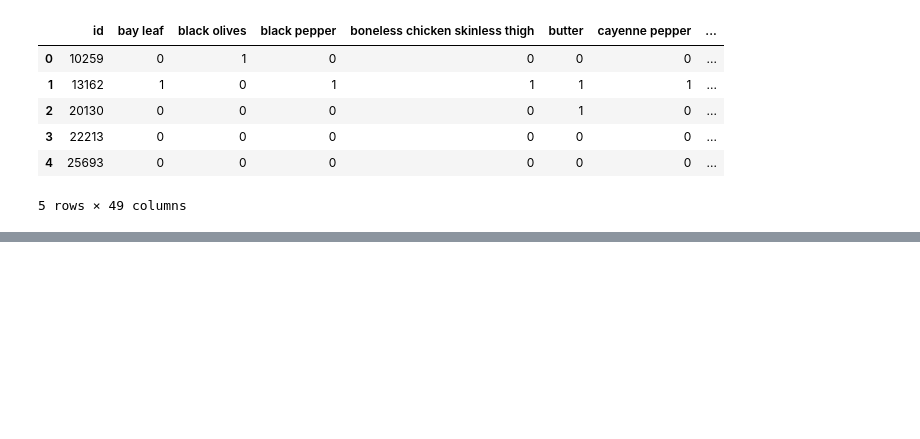
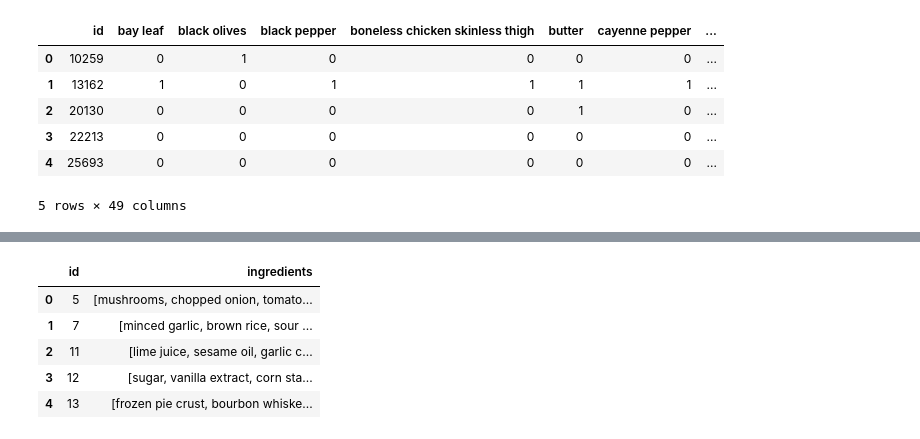
Before and after one commit to amichaelsen/cooking-cuisine-analysis, a Jupyter notebook: ohe_notebook.ipynb, the cells around one changed output, grey strips where cells are left out. Cells and saved outputs as stored; diff of their text form; code cells hidden in the pictures; blank space fills up the shorter version.

```diff
--- a/ohe_notebook.ipynb
+++ b/ohe_notebook.ipynb
@@ -250,0 +264,9 @@ dtype: int64
+# %%
+test.explode("ingredients").groupby("id").agg(list).reset_index().head()
+# %% [output]
+|  | id | ingredients |
+| 0 | 5 | [mushrooms, chopped onion, tomato... |
+| 1 | 7 | [minced garlic, brown rice, sour ... |
+| 2 | 11 | [lime juice, sesame oil, garlic c... |
+| 3 | 12 | [sugar, vanilla extract, corn sta... |
+| 4 | 13 | [frozen pie crust, bourbon whiske... |
```
Also changed, not shown: parts of 30 cells of this notebook.
